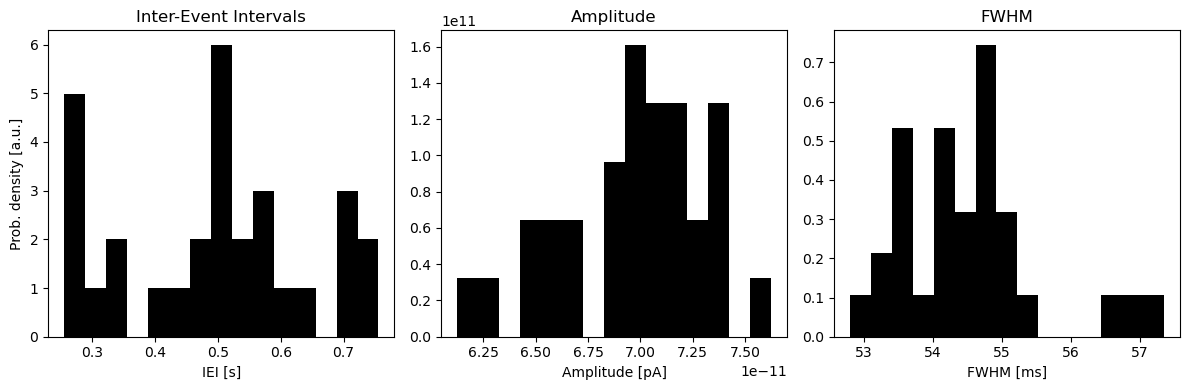
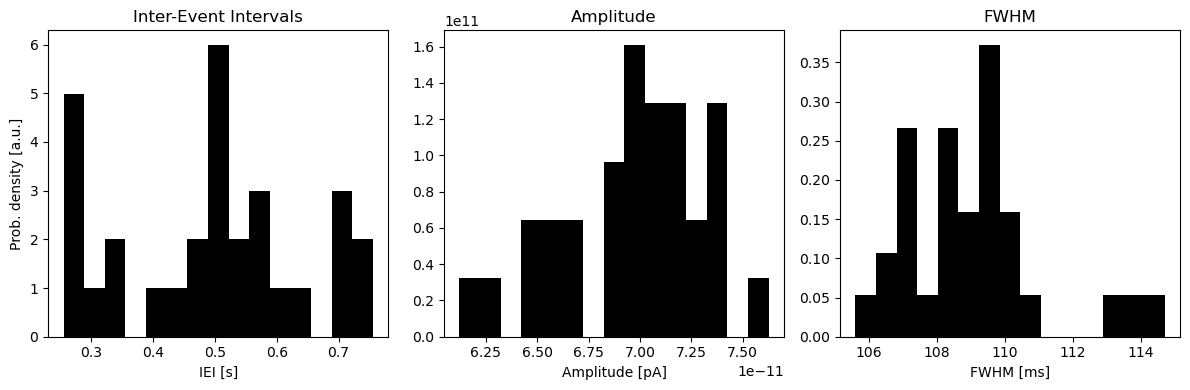
Code edit (unified diff) that turned the first committed figure into the second:
--- before
+++ after
@@ -11,5 +11,5 @@
 
 # Histogram for peaks
-axes[1].hist(peaks, bins=15, density=True, color='black', alpha=1)
+axes[1].hist(peaks*10**12, bins=15, density=True, color='black', alpha=1)
 axes[1].set_xlabel("Amplitude [pA]")
 #axes[1].set_xlim(min(peaks), max(peaks))

Commit: fixed units